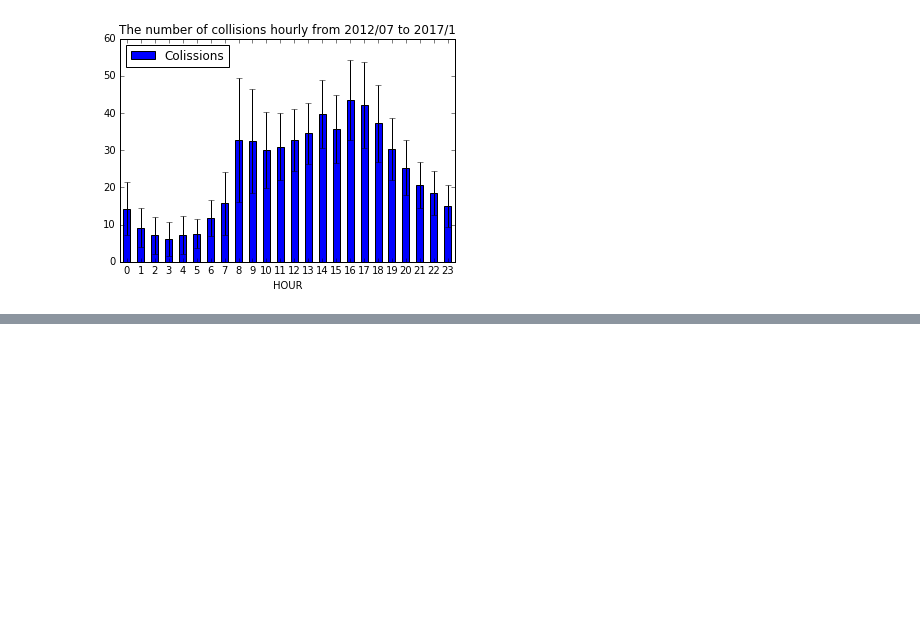
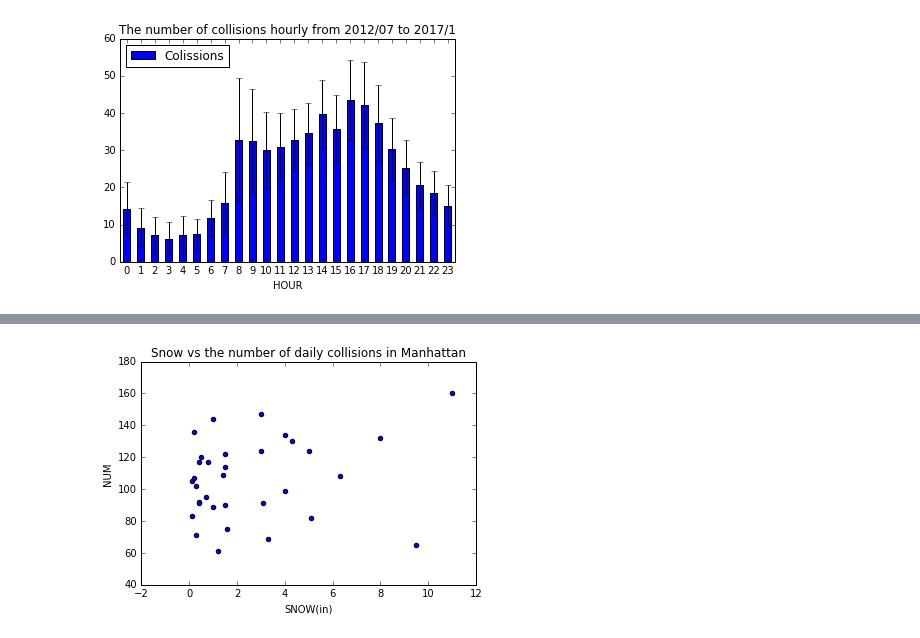
Before and after one commit to asterisk37n/notebooks, a Jupyter notebook: nypd_motor_vehicle_collisions.ipynb, the cells around one changed output, grey strips where cells are left out. Cells and saved outputs as stored; diff of their text form; code cells hidden in the pictures; blank space fills up the shorter version.

```diff
--- a/nypd_motor_vehicle_collisions.ipynb
+++ b/nypd_motor_vehicle_collisions.ipynb
@@ -262,0 +293,4 @@ df_hour3.mean().plot.bar(yerr=df_hour3.std(), rot=0, title='The number of collis
+# %%
+dfw[dfw['SNOW(in)']>0].plot(kind='scatter', x='SNOW(in)', y='NUM', title="Snow vs the number of daily collisions in Manhattan").get_figure().savefig('collisionsSnow.png')
+# %% [output]
+[figure, added]
```
Also changed, not shown: parts of 8 cells of this notebook.
